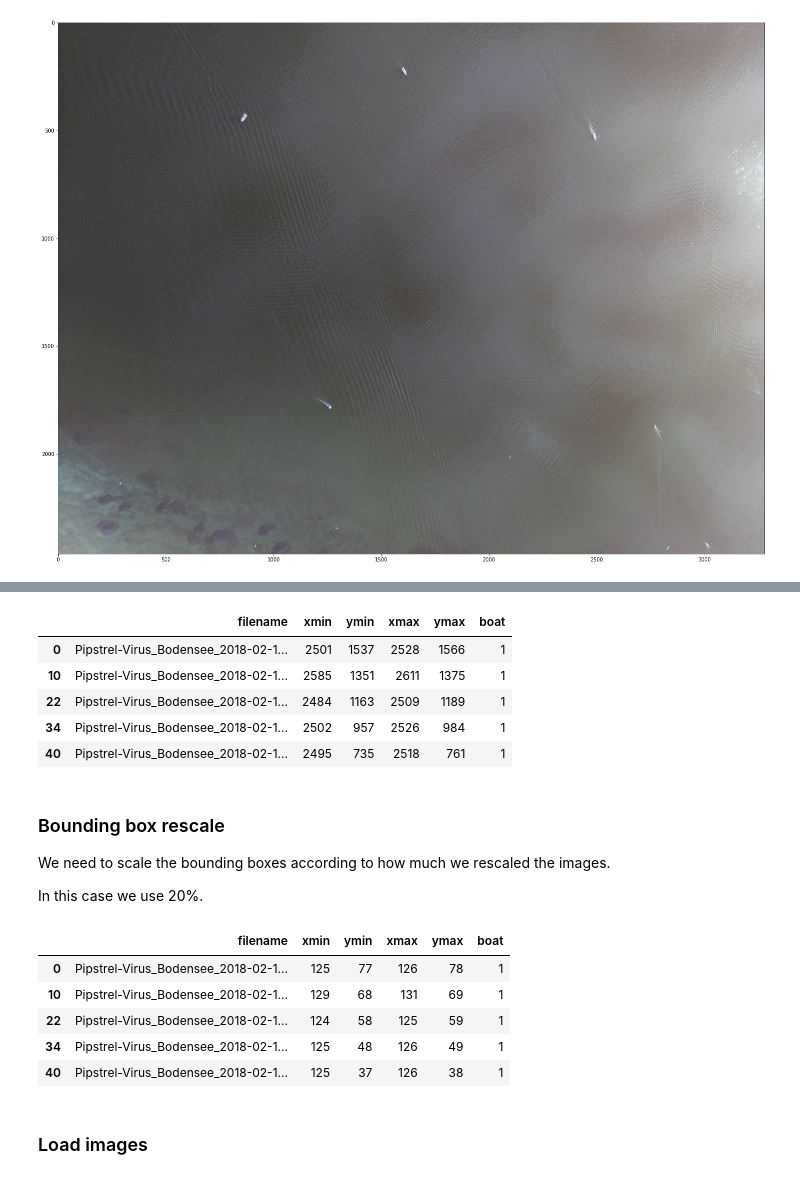
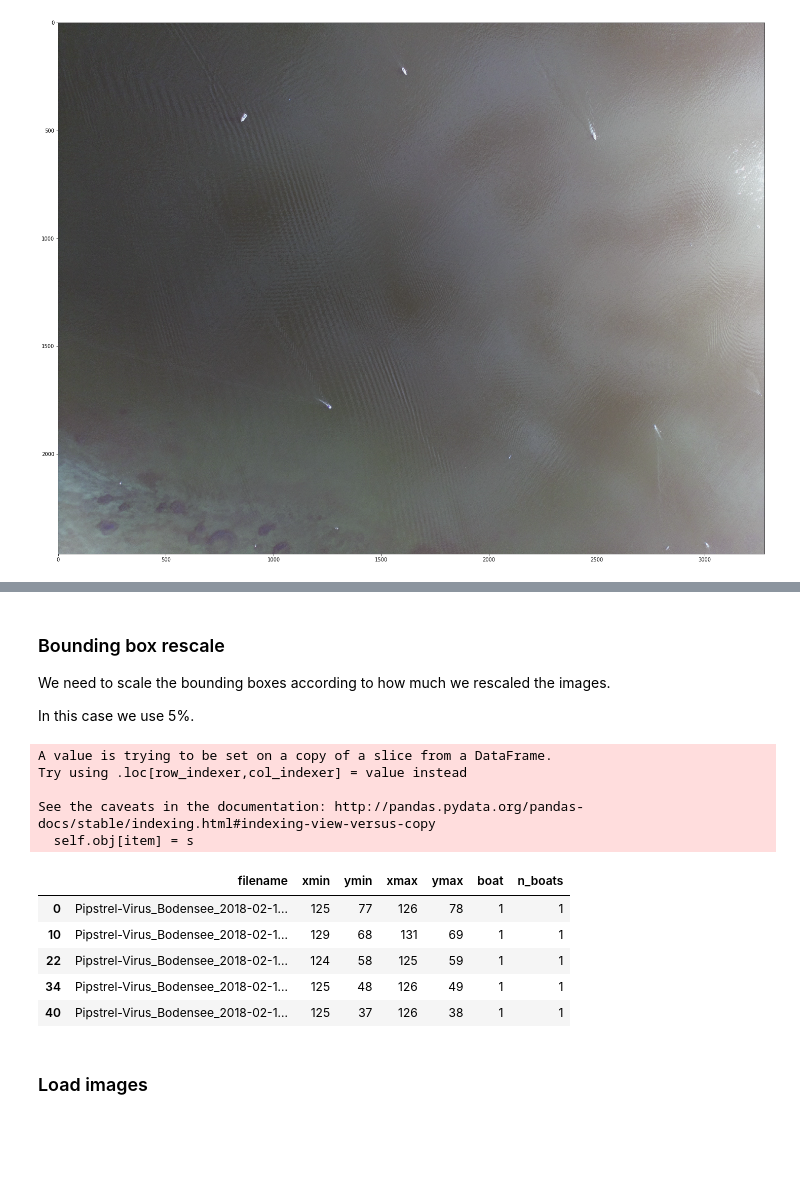
Before and after one commit to teoguso/deepberlin-teamb-sfod, a Jupyter notebook: notebooks/06-mg-bounding-boxes.ipynb, the cells around one changed output, grey strips where cells are left out. Drawn from its saved outputs; the diff is of its cells as text; code cells hidden in the pictures; blank space fills up the shorter version.

```diff
--- a/notebooks/06-mg-bounding-boxes.ipynb
+++ b/notebooks/06-mg-bounding-boxes.ipynb
@@ -62,5 +73,6 @@ Name: boat, dtype: int64
 # %%
-df.groupby('filename')['boat'].sum().sort_values(ascending=False).head()
+df_nboats = df.groupby('filename')['boat'].sum().sort_values(ascending=False)
+df_nboats.head()
 # %% [output]
 filename
 Pipstrel-Virus_Bodensee_2018-02-13_15-54-53.jpg    11
@@ -69,3 +81,5 @@ Pipstrel-Virus_Bodensee_2018-02-13_15-54-51.jpg     9
 Pipstrel-Virus_Bodensee_2018-02-13_15-54-50.jpg     8
 Pipstrel-Virus_Bodensee_2018-02-13_15-54-46.jpg     7
 Name: boat, dtype: int64
+# %%
+df_nboats = df_nboats.rename('n_boats')
@@ -71,0 +88,2 @@ Name: boat, dtype: int64
+# %%
+df = df.join(df_nboats, on='filename')
@@ -71,0 +168,3 @@ Name: boat, dtype: int64
+# %%
+df_boat = df[(df['n_boats'] > 0) & (df['boat'] > 0)]
+df_boat.info()
@@ -109,31 +218,33 @@ df.loc[df['boat']==0, ['xmin', 'ymin', 'xmax', 'ymax']] = 0
-# %%
-df.head()
-# %% [output]
-|  | filename | xmin | ymin | xmax | ymax | boat |
-| 0 | Pipstrel-Virus_Bodensee_2018-02-1... | 2501 | 1537 | 2528 | 1566 | 1 |
-| 10 | Pipstrel-Virus_Bodensee_2018-02-1... | 2585 | 1351 | 2611 | 1375 | 1 |
-| 22 | Pipstrel-Virus_Bodensee_2018-02-1... | 2484 | 1163 | 2509 | 1189 | 1 |
-| 34 | Pipstrel-Virus_Bodensee_2018-02-1... | 2502 | 957 | 2526 | 984 | 1 |
-| 40 | Pipstrel-Virus_Bodensee_2018-02-1... | 2495 | 735 | 2518 | 761 | 1 |
 # %% [markdown]
 ### Bounding box rescale
 
 We need to scale the bounding boxes according to how much we rescaled the images.
 
-In this case we use 20%.
+In this case we use 5%.
 # %%
 SCALE_PERCENT = 5
 # %%
-df.loc[:, ['xmin', 'ymin', 'xmax', 'ymax']] = (df.loc[:, ['xmin', 'ymin', 'xmax', 'ymax']] * SCALE_PERCENT / 100).round(0).astype(np.int64)
+df_boat.loc[
+    :,
+    ['xmin', 'ymin', 'xmax', 'ymax']
+] = (
+    df_boat.loc[:, ['xmin', 'ymin', 'xmax', 'ymax']] * SCALE_PERCENT / 100
+).round(0).astype(np.int64)
+# %% [output]
+A value is trying to be set on a copy of a slice from a DataFrame.
+Try using .loc[row_indexer,col_indexer] = value instead
+
+See the caveats in the documentation: http://pandas.pydata.org/pandas-docs/stable/indexing.html#indexing-view-versus-copy
+  self.obj[item] = s
 # %%
-df.head()
+df_boat.head()
 # %% [output]
-|  | filename | xmin | ymin | xmax | ymax | boat |
-| 0 | Pipstrel-Virus_Bodensee_2018-02-1... | 125 | 77 | 126 | 78 | 1 |
-| 10 | Pipstrel-Virus_Bodensee_2018-02-1... | 129 | 68 | 131 | 69 | 1 |
-| 22 | Pipstrel-Virus_Bodensee_2018-02-1... | 124 | 58 | 125 | 59 | 1 |
-| 34 | Pipstrel-Virus_Bodensee_2018-02-1... | 125 | 48 | 126 | 49 | 1 |
-| 40 | Pipstrel-Virus_Bodensee_2018-02-1... | 125 | 37 | 126 | 38 | 1 |
+|  | filename | xmin | ymin | xmax | ymax | boat | n_boats |
+| 0 | Pipstrel-Virus_Bodensee_2018-02-1... | 125 | 77 | 126 | 78 | 1 | 1 |
+| 10 | Pipstrel-Virus_Bodensee_2018-02-1... | 129 | 68 | 131 | 69 | 1 | 1 |
+| 22 | Pipstrel-Virus_Bodensee_2018-02-1... | 124 | 58 | 125 | 59 | 1 | 1 |
+| 34 | Pipstrel-Virus_Bodensee_2018-02-1... | 125 | 48 | 126 | 49 | 1 | 1 |
+| 40 | Pipstrel-Virus_Bodensee_2018-02-1... | 125 | 37 | 126 | 38 | 1 | 1 |
 # %% [markdown]
 ### Load images
 # %%
```
Also changed, not shown: parts of 54 cells of this notebook, 1 other file.
